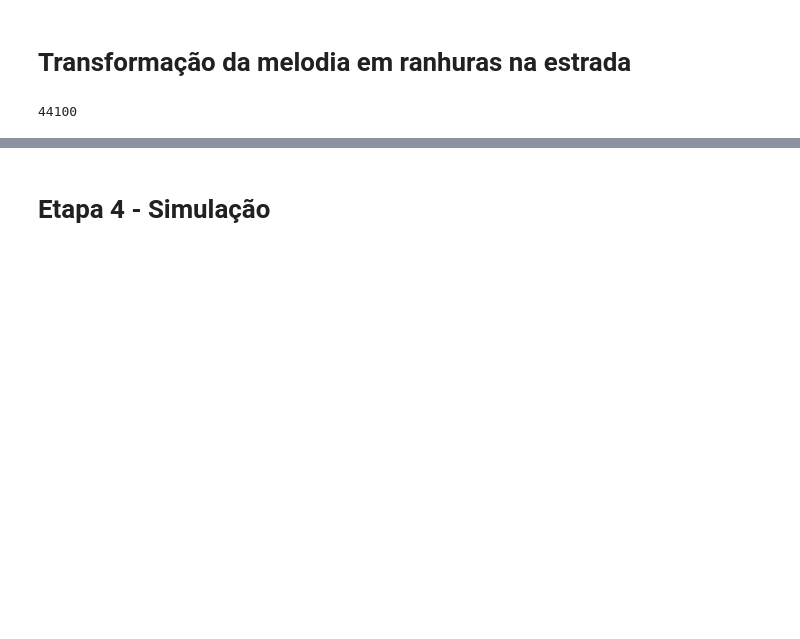
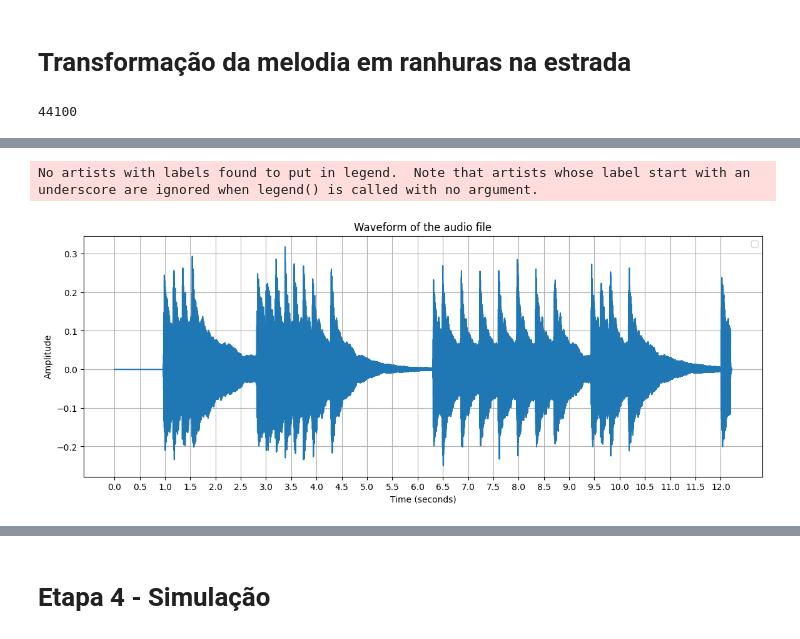
Before and after one commit to murillostein/projeto-vibracoes, a Jupyter notebook: 01_definicao_faixa_sonora.ipynb, the cells around one changed output, grey strips where cells are left out. Drawn from its saved outputs; the diff is of its cells as text; code cells hidden in the pictures; blank space fills up the shorter version.

```diff
--- a/01_definicao_faixa_sonora.ipynb
+++ b/01_definicao_faixa_sonora.ipynb
@@ -71,0 +79,17 @@ plt.show()
+# %%
+y, sr = librosa.load('test.wav', sr=None)
+# %%
+total_time = len(y) / sr
+time_stamp = np.linspace(0, total_time, len(y))
+plt.figure(figsize=(14, 5))
+plt.plot(time_stamp, y)
+plt.title('Waveform of the audio file')
+plt.xlabel('Time (seconds)')
+plt.ylabel('Amplitude')
+plt.legend()
+plt.grid(True)
+plt.xticks(np.arange(0, 12.5, 0.5))
+plt.show()
+# %% [output]
+No artists with labels found to put in legend.  Note that artists whose label start with an underscore are ignored when legend() is called with no argument.
+[figure, added]
```
Also changed, not shown: parts of 20 cells of this notebook, 1 other file.
